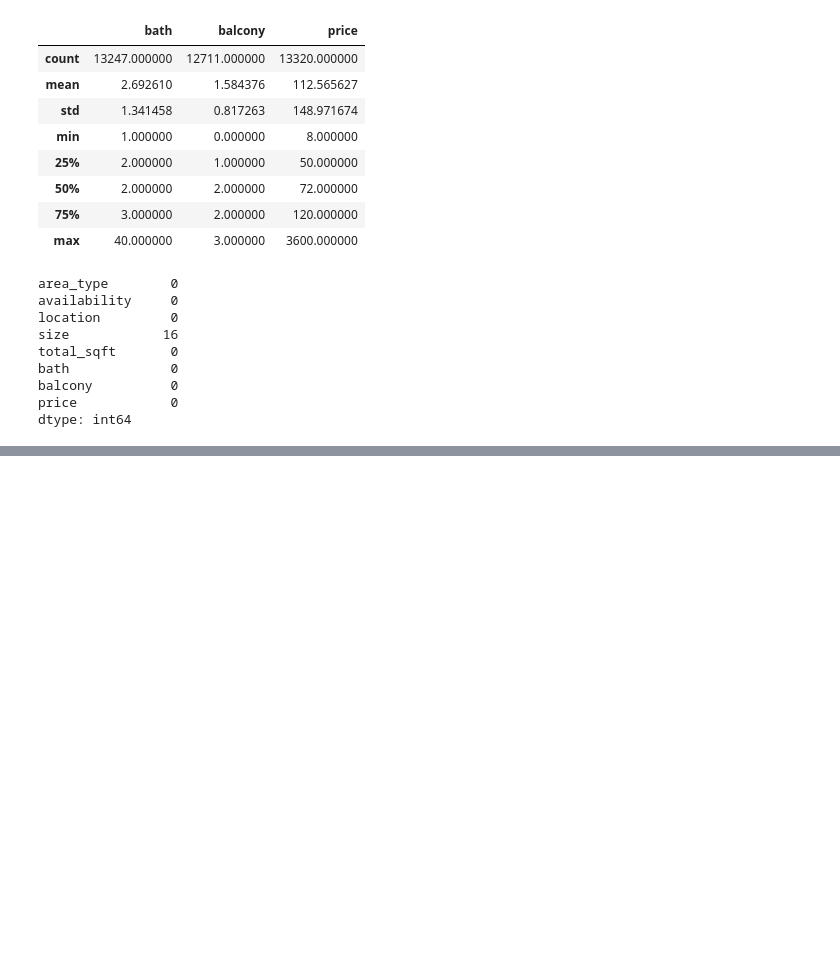
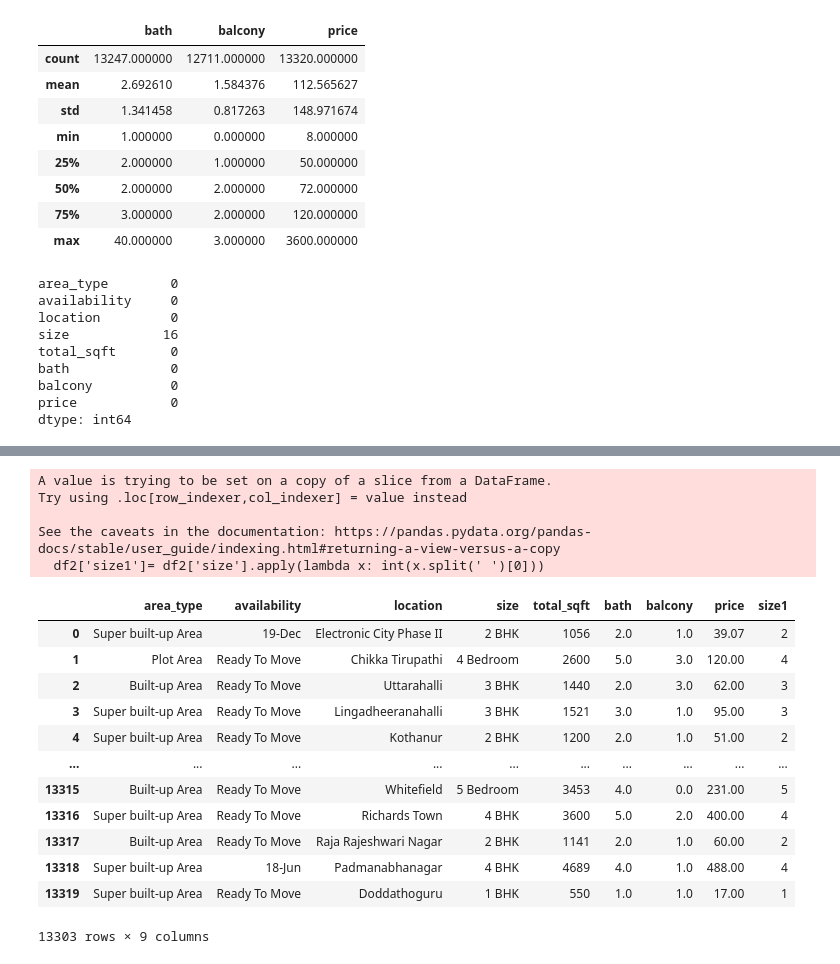
Before and after one commit to SachinMishra-ux/Digikull_March_house, a Jupyter notebook: Bangalore_house_price_prediction.ipynb, the cells around one changed output, grey strips where cells are left out. Cells and saved outputs as stored; diff of their text form; code cells hidden in the pictures; blank space fills up the shorter version.

Commit message:
nbhk column created

```diff
--- a/Bangalore_house_price_prediction.ipynb
+++ b/Bangalore_house_price_prediction.ipynb
@@ -171,0 +185,2 @@ dtype: int64
+# %%
+df2= df1.dropna()
@@ -171,0 +199,24 @@ dtype: int64
+# %%
+df2['size1']= df2['size'].apply(lambda x: int(x.split(' ')[0]))
+# %% [output]
+A value is trying to be set on a copy of a slice from a DataFrame.
+Try using .loc[row_indexer,col_indexer] = value instead
+
+See the caveats in the documentation: https://pandas.pydata.org/pandas-docs/stable/user_guide/indexing.html#returning-a-view-versus-a-copy
+  df2['size1']= df2['size'].apply(lambda x: int(x.split(' ')[0]))
+# %%
+df2
+# %% [output]
+|  | area_type | availability | location | size | total_sqft | bath | balcony | price | size1 |
+| 0 | Super built-up Area | 19-Dec | Electronic City Phase II | 2 BHK | 1056 | 2.0 | 1.0 | 39.07 | 2 |
+| 1 | Plot Area | Ready To Move | Chikka Tirupathi | 4 Bedroom | 2600 | 5.0 | 3.0 | 120.00 | 4 |
+| 2 | Built-up Area | Ready To Move | Uttarahalli | 3 BHK | 1440 | 2.0 | 3.0 | 62.00 | 3 |
+| 3 | Super built-up Area | Ready To Move | Lingadheeranahalli | 3 BHK | 1521 | 3.0 | 1.0 | 95.00 | 3 |
+| 4 | Super built-up Area | Ready To Move | Kothanur | 2 BHK | 1200 | 2.0 | 1.0 | 51.00 | 2 |
+| ... | ... | ... | ... | ... | ... | ... | ... | ... | ... |
+| 13315 | Built-up Area | Ready To Move | Whitefield | 5 Bedroom | 3453 | 4.0 | 0.0 | 231.00 | 5 |
+| 13316 | Super built-up Area | Ready To Move | Richards Town | 4 BHK | 3600 | 5.0 | 2.0 | 400.00 | 4 |
+| 13317 | Built-up Area | Ready To Move | Raja Rajeshwari Nagar | 2 BHK | 1141 | 2.0 | 1.0 | 60.00 | 2 |
+| 13318 | Super built-up Area | 18-Jun | Padmanabhanagar | 4 BHK | 4689 | 4.0 | 1.0 | 488.00 | 4 |
+| 13319 | Super built-up Area | Ready To Move | Doddathoguru | 1 BHK | 550 | 1.0 | 1.0 | 17.00 | 1 |
+13303 rows × 9 columns
```
Also changed, not shown: parts of 10 cells of this notebook.
